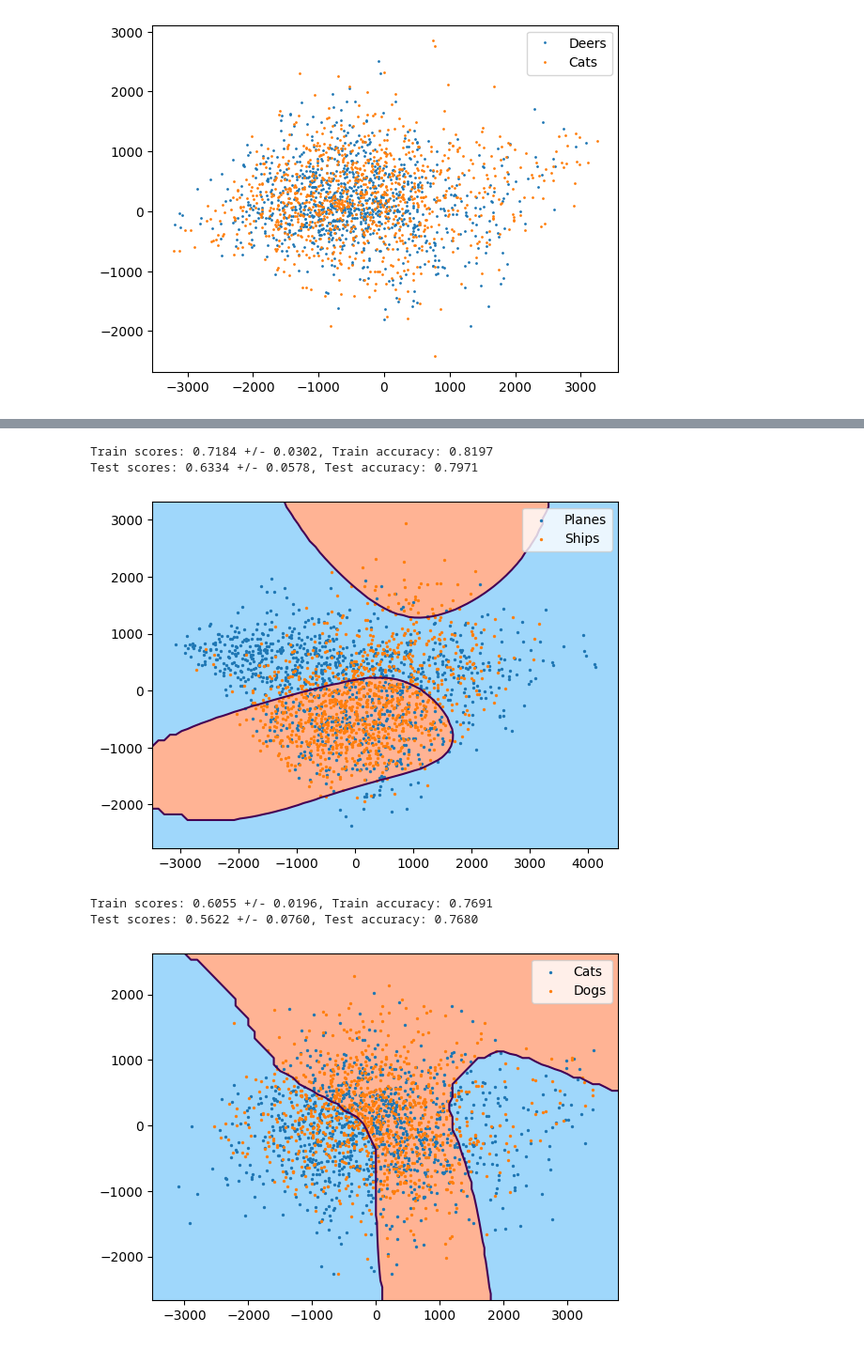
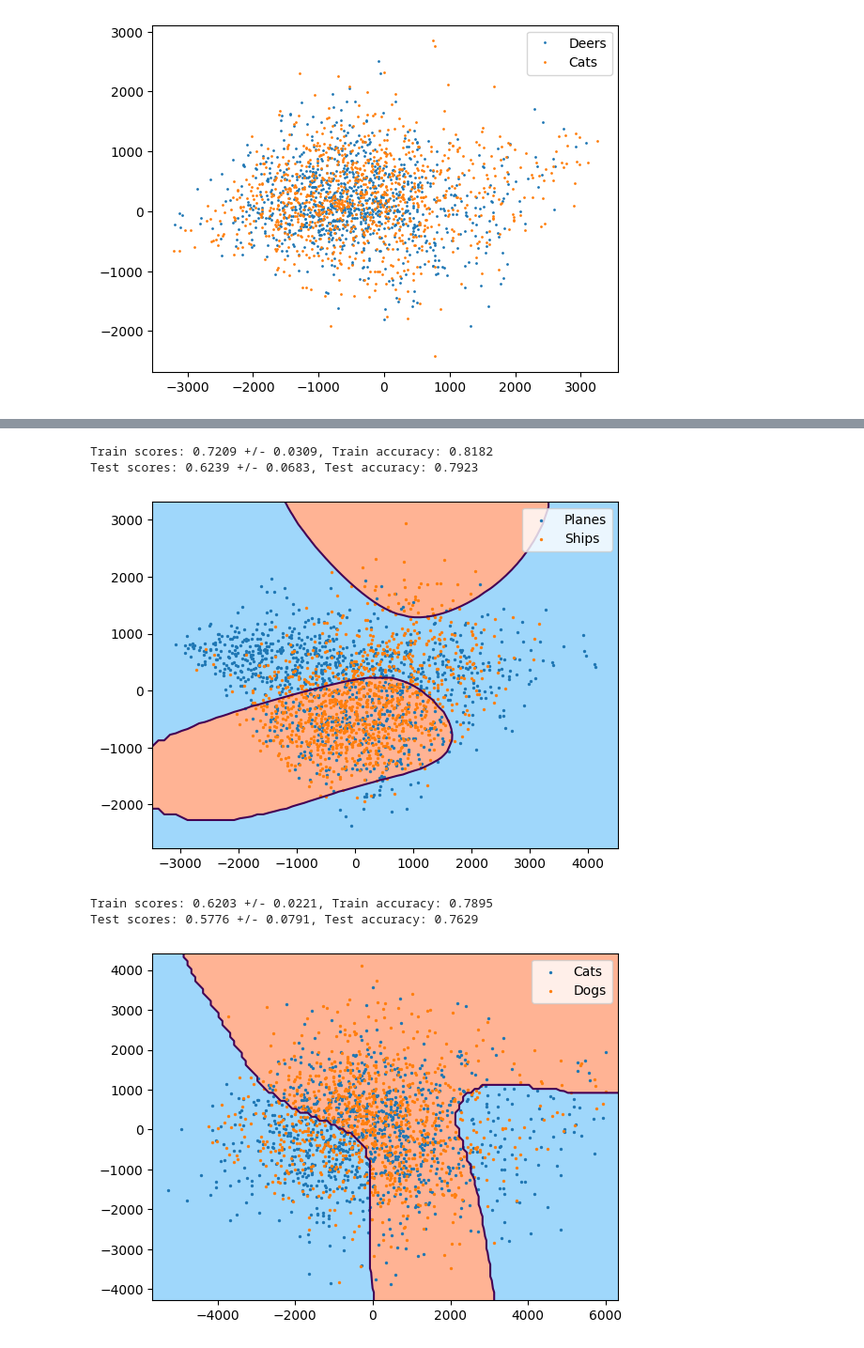
Before and after one commit to pleituer/COMP3314-Asm3, a Jupyter notebook: prototype 1.ipynb, the cells around one changed output, grey strips where cells are left out. Shown at 94% size. Cells and saved outputs as stored; diff of their text form; code cells hidden in the pictures.

```diff
--- a/prototype 1.ipynb
+++ b/prototype 1.ipynb
@@ -54,6 +55,6 @@ def read_data(mode="train", p=0.2, seed=None):
     return X, y
 # %%
 trainData, trainLabels = read_data("train", p=0.2, seed=69)
-testData, testLabels = read_data("test", p=0.02, seed=69)
+testData, testLabels = read_data("test", p=0.2, seed=69)
 trainData.shape, trainLabels.shape, testData.shape, testLabels.shape
 # %% [output]
@@ -134,6 +135,7 @@ def getBinaryClassifier(model, trainData, trainLabels, group1, group2, testData=
     clf (any): the trained classifier
     filteredData (np.array): the data used to train the classifier
     filteredLabels (np.array): the labels used to train the classifier
+    pca (PCA): the PCA object used to transform the data
     """
     assert len(group1), "Group 1 must not be empty"
     assert len(group2), "Group 2 must not be empty"
@@ -152,6 +154,7 @@ def getBinaryClassifier(model, trainData, trainLabels, group1, group2, testData=
     train_scores = cross_val_score(clf, filteredData, filteredLabels, cv=5)
     train_acc = (clf.predict(filteredData) == filteredLabels).mean()
 
+    test_acc = None
     if testData is not None and testLabels is not None:
         assert testData.shape[0] == testLabels.shape[0], "Data and labels must have the same length"
         testData = testData[np.isin(testLabels, group1 + group2)]
@@ -167,7 +170,7 @@ def getBinaryClassifier(model, trainData, trainLabels, group1, group2, testData=
     if testData is not None and testLabels is not None:
         print(f"Test scores: {test_scores.mean():.4f} +/- {test_scores.std():.4f}, Test accuracy: {test_acc:.4f}")
 
-    return clf, filteredData, filteredLabels
+    return clf, filteredData, filteredLabels, pca, train_acc, test_acc
 # %%
 def plotDB(model, data, label, text_label, eps=1, smooth=True):
     """
@@ -181,6 +184,7 @@ def plotDB(model, data, label, text_label, eps=1, smooth=True):
     i2label (list): list of labels that will be displayed on the plot
     eps (float): epsilon for the meshgrid
     smooth (bool): whether to plot the decision boundary smoothly
+    pca (PCA): the PCA object used to transform the data
 
     Returns:
     -------
@@ -254,6 +258,6 @@ Test scores: 0.7860 +/- 0.0242, Test accuracy: 0.8620
 [figure]
 # %%
-svm_airplane2ships, filtered_trainData, filtered_trainLabels = getBinaryClassifier(SVC(C=1, kernel='rbf', probability=True, random_state=69),
+svm_airplane2ships, filtered_trainData, filtered_trainLabels, pca, _, _ = getBinaryClassifier(SVC(C=1, kernel='rbf', probability=True, random_state=69),
                                                                                        trainData_blue,
                                                                                        trainLabels,
                                                                                        group1=[0],
@@ -262,19 +266,19 @@ svm_airplane2ships, filtered_trainData, filtered_trainLabels = getBinaryClassifi
                                                                                        testLabels=testLabels)
 plotDB(svm_airplane2ships, filtered_trainData, filtered_trainLabels, ["Planes", "Ships"], eps=100)
 # %% [output]
-Train scores: 0.7184 +/- 0.0302, Train accuracy: 0.8197
-Test scores: 0.6334 +/- 0.0578, Test accuracy: 0.7971
+Train scores: 0.7209 +/- 0.0309, Train accuracy: 0.8182
+Test scores: 0.6239 +/- 0.0683, Test accuracy: 0.7923
 [figure]
 # %%
-svm_cats2dogs, filtered_trainData, filtered_trainLabels = getBinaryClassifier(SVC(C=1, kernel='rbf', probability=True, random_state=69),
-                                                                                       trainData_greyScale,
+svm_cats2dogs, filtered_trainData, filtered_trainLabels, pca, _, _ = getBinaryClassifier(SVC(C=1, kernel='rbf', probability=True, random_state=69),
+                                                                                       trainData,
                                                                                        trainLabels,
                                                                                        group1=[3],
                                                                                        group2=[5],
-                                                                                       testData=testData_greyScale,
+                                                                                       testData=testData,
                                                                                        testLabels=testLabels)
 plotDB(svm_cats2dogs, filtered_trainData, filtered_trainLabels, ["Cats", "Dogs"], eps=100)
 # %% [output]
-Train scores: 0.6055 +/- 0.0196, Train accuracy: 0.7691
-Test scores: 0.5622 +/- 0.0760, Test accuracy: 0.7680
+Train scores: 0.6203 +/- 0.0221, Train accuracy: 0.7895
+Test scores: 0.5776 +/- 0.0791, Test accuracy: 0.7629
-[figure, old version]
+[figure, new version]
```
Also changed, not shown: parts of 15 cells of this notebook.
